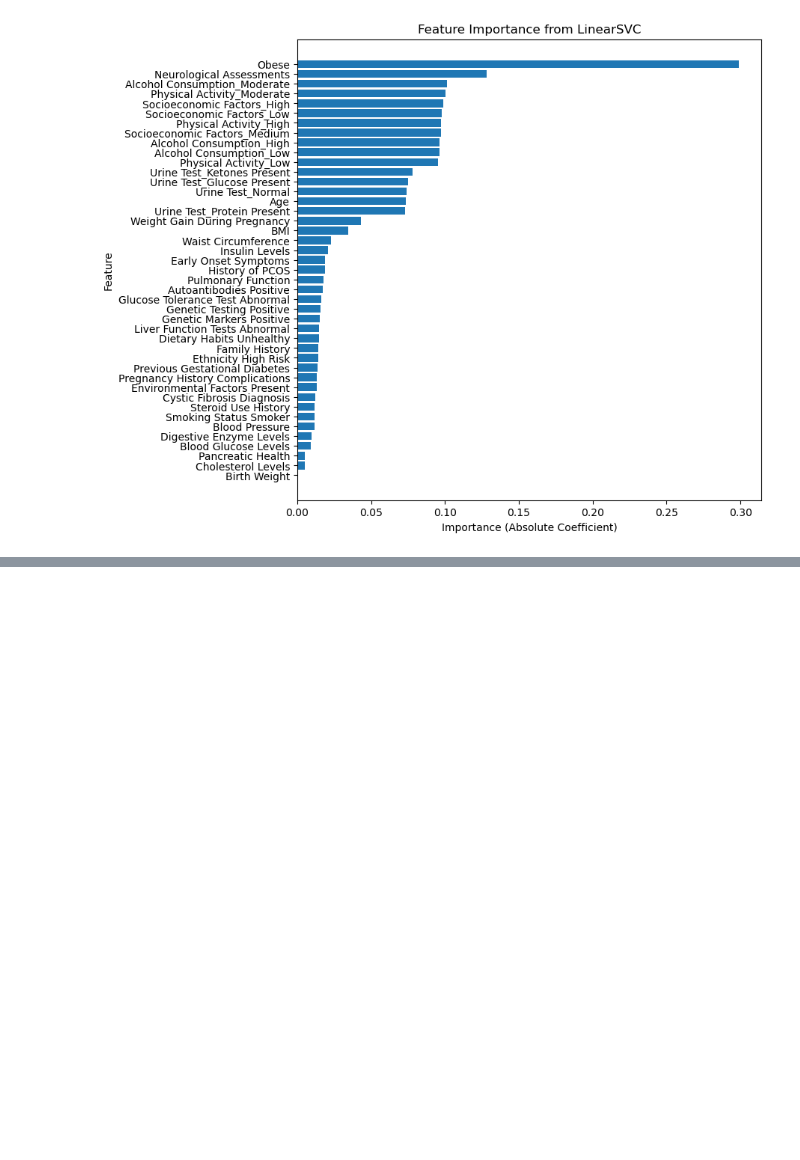
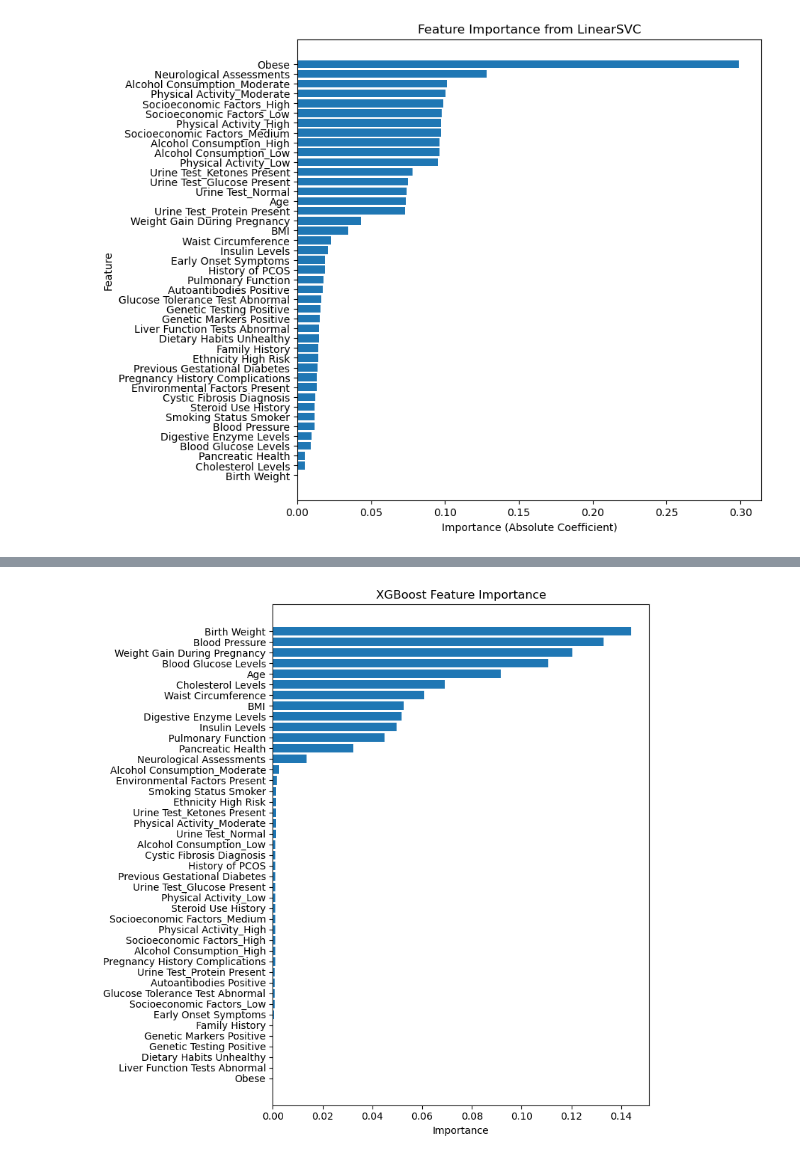
Before and after one commit to EddieMcGowan/Diabetes_Classification_Model, a Jupyter notebook: DSCI 441 Milestone 1.ipynb, the cells around one changed output, grey strips where cells are left out. Cells and saved outputs as stored; diff of their text form; code cells hidden in the pictures; blank space fills up the shorter version.

```diff
--- a/DSCI 441 Milestone 1.ipynb
+++ b/DSCI 441 Milestone 1.ipynb
@@ -819,0 +936,23 @@ plt.show()
+# %%
+from xgboost import plot_importance
+
+# Use feature_importances_ from the trained XGB model
+importances = xgb.feature_importances_
+feature_names = X.columns
+
+# Create DataFrame and sort
+importance_df = pd.DataFrame({
+    "Feature": feature_names,
+    "Importance": importances
+}).sort_values(by="Importance", ascending=False)
+
+# Plot in consistent style
+plt.figure(figsize=(8, 8))
+plt.barh(importance_df["Feature"], importance_df["Importance"])
+plt.xlabel("Importance")
+plt.title("XGBoost Feature Importance")
+plt.gca().invert_yaxis()
+plt.tight_layout()
+plt.show()
+# %% [output]
+[figure, added]
```
Also changed, not shown: parts of 15 cells of this notebook.
